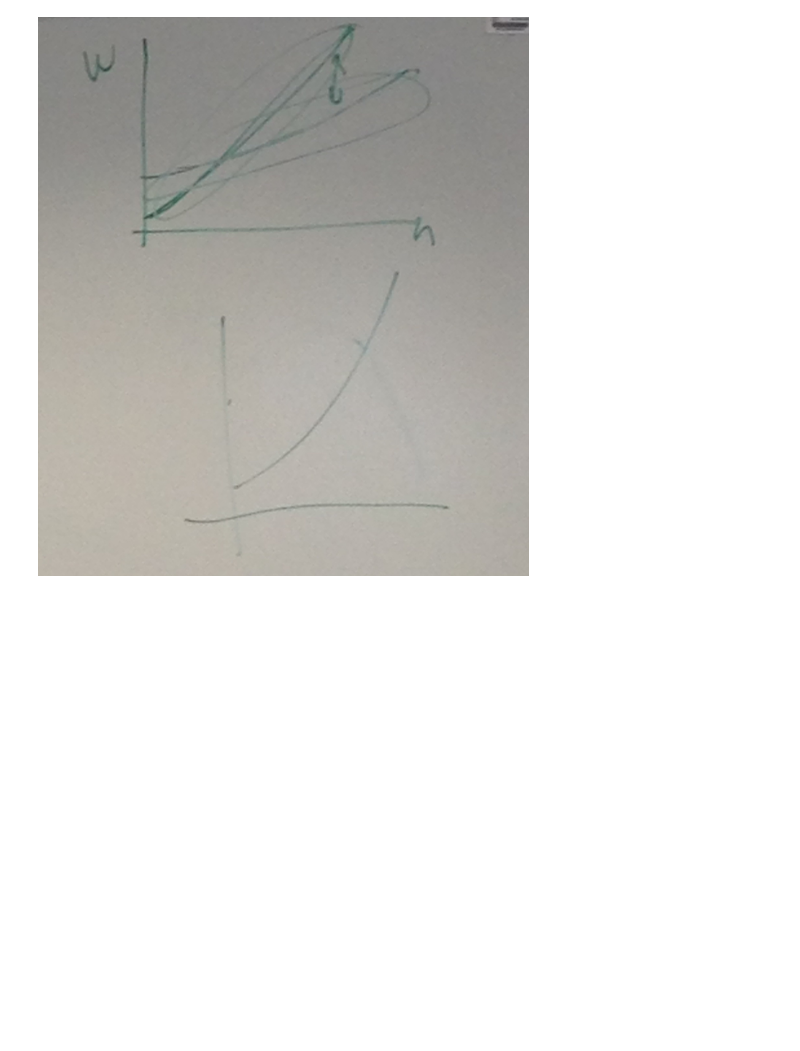
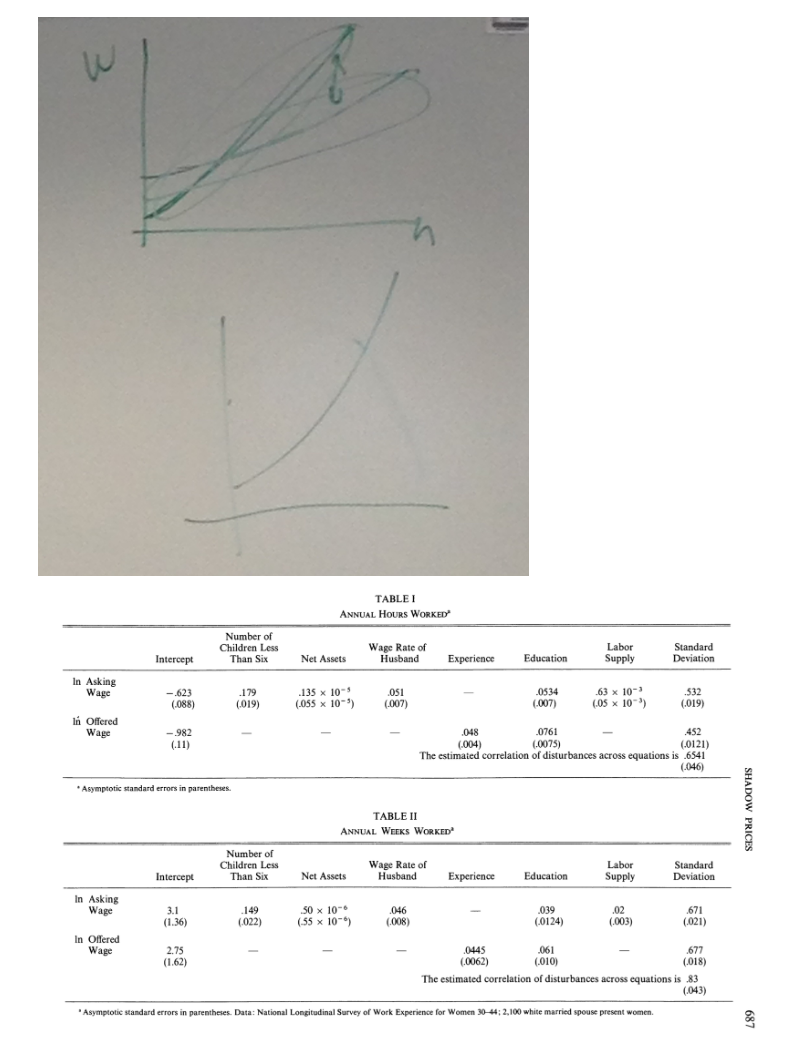
Before and after one commit to german1122/Clases-Eco-Aplicada, a Jupyter notebook: Clase5-EcoAplicada.ipynb, the cells around one changed output. Saved outputs shown, nothing was run; the diff lists cells and outputs as text; code cells hidden in the pictures; blank space fills up the shorter version.

```diff
--- a/Clase5-EcoAplicada.ipynb
+++ b/Clase5-EcoAplicada.ipynb
@@ -96,3 +96,8 @@ from IPython.display import Image
 Image(filename='pic2clase5.jpg')
 # %% [output]
 [figure]
+# %%
+from IPython.display import Image
+Image(filename='pic4clase5.png')
+# %% [output]
+[figure, added]
```
Also changed, not shown: parts of 7 cells of this notebook.
